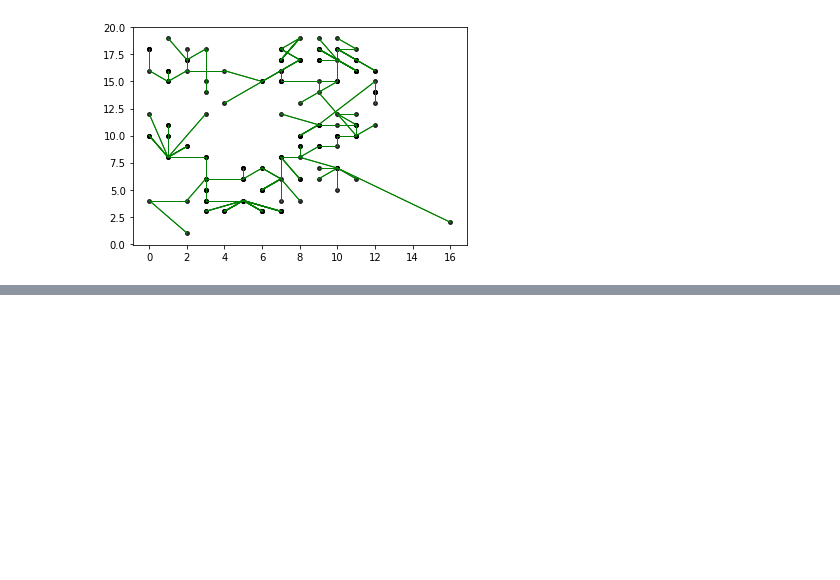
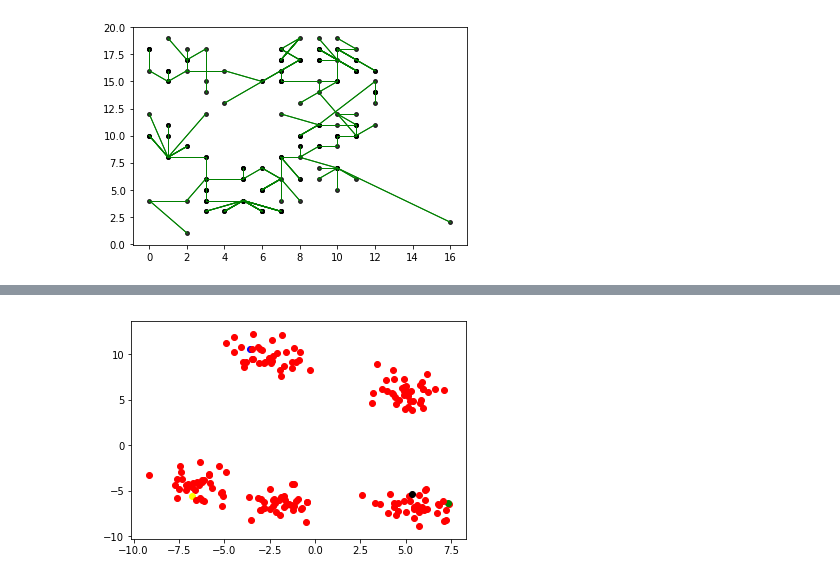
Before and after one commit to pradyumn014/GraphClustering, a Jupyter notebook: Fast Approximate MST clustering algorithm.ipynb, the cells around one changed output, grey strips where cells are left out. Saved outputs shown, nothing was run; the diff lists cells and outputs as text; code cells hidden in the pictures; blank space fills up the shorter version.

```diff
--- a/Fast Approximate MST clustering algorithm.ipynb
+++ b/Fast Approximate MST clustering algorithm.ipynb
@@ -552,0 +555,4 @@ show_clusters()
+# %%
+show_clusters(original_bimeans,mark)
+# %% [output]
+[figure, added]
```
Also changed, not shown: parts of 1 cell of this notebook.
